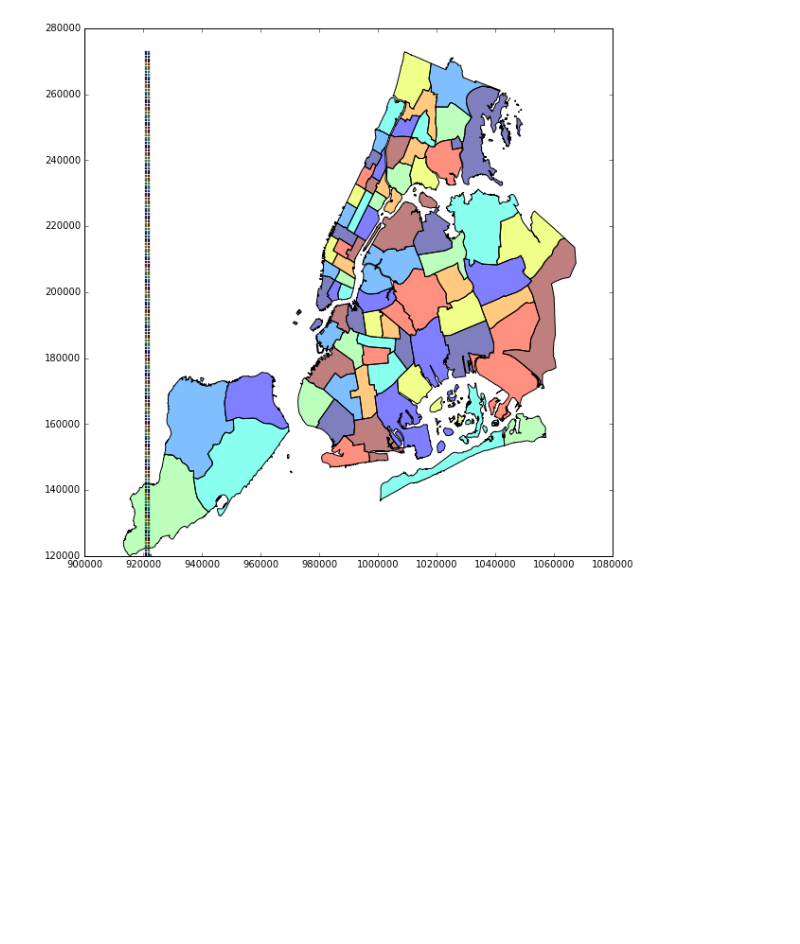
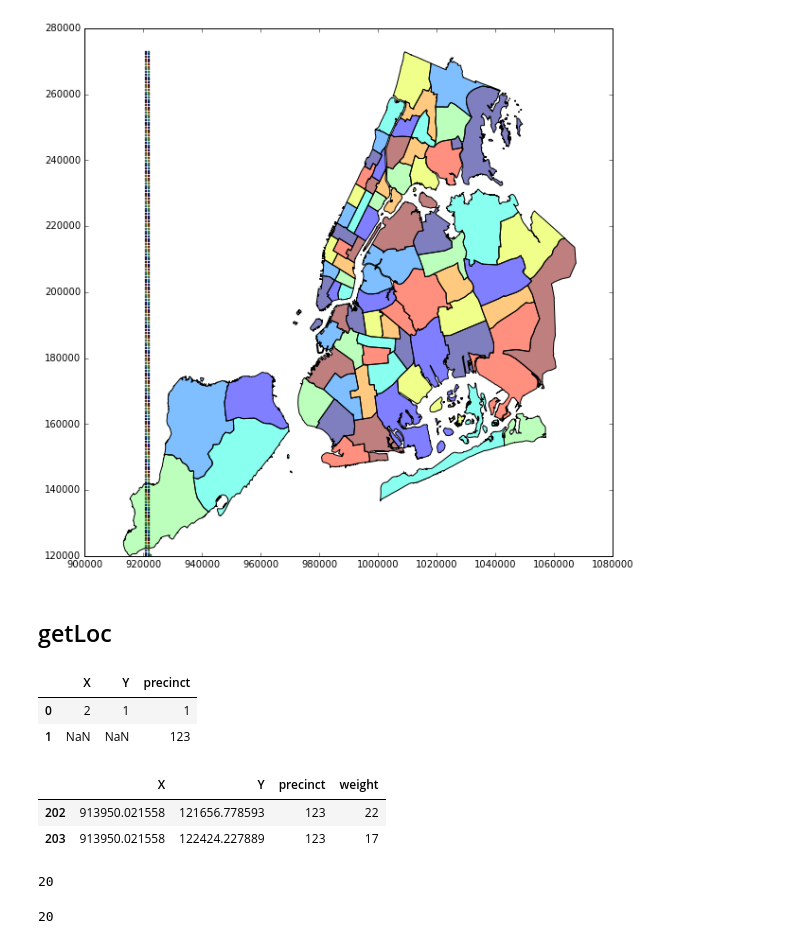
Before and after one commit to Casyfill/Capstone_other, a Jupyter notebook: Precincts.ipynb, the cells around one changed output. Drawn from its saved outputs; the diff is of its cells as text; code cells hidden in the pictures; blank space fills up the shorter version.

```diff
--- a/Precincts.ipynb
+++ b/Precincts.ipynb
@@ -66,4 +66,16 @@ GRID3 = sjoin(GRID2, pr, how="left", op='within')
 # %%
 GRID3.drop(['index_right','shape_area','shape_leng','geometry'],1, inplace=1)
 # %%
-GRID3.to_csv('precinct_grid.csv')
+GRID3.dropna(subset=['precinct',], inplace=1)
+GRID3.to_csv('precinct_grid.csv',index=False)
+# %% [markdown]
+## getLoc
+# %%
+mock = pd.DataFrame({'X':[2, pd.np.NAN]*10,'Y':[1,pd.np.NAN]*10, 'precinct':['1','123']*10})
+mock.head(2)
+# %% [output]
+|  | X | Y | precinct |
+| 0 | 2 | 1 | 1 |
+| 1 | NaN | NaN | 123 |
+# %%
+GRID3['weight'] = pd.np.random.randint(100, size=(len(GRID3),))
@@ -69,0 +89,10 @@ GRID3.to_csv('precinct_grid.csv')
+# %%
+GRID3.head(2)
+# %% [output]
+|  | X | Y | precinct | weight |
+| 202 | 913950.021558 | 121656.778593 | 123 | 22 |
+| 203 | 913950.021558 | 122424.227889 | 123 | 17 |
+# %%
+len(mock)
+# %% [output]
+20
@@ -69,0 +121,4 @@ GRID3.to_csv('precinct_grid.csv')
+# %%
+len(mock2)
+# %% [output]
+20
```
Also changed, not shown: parts of 3 cells of this notebook, 1 other file.
